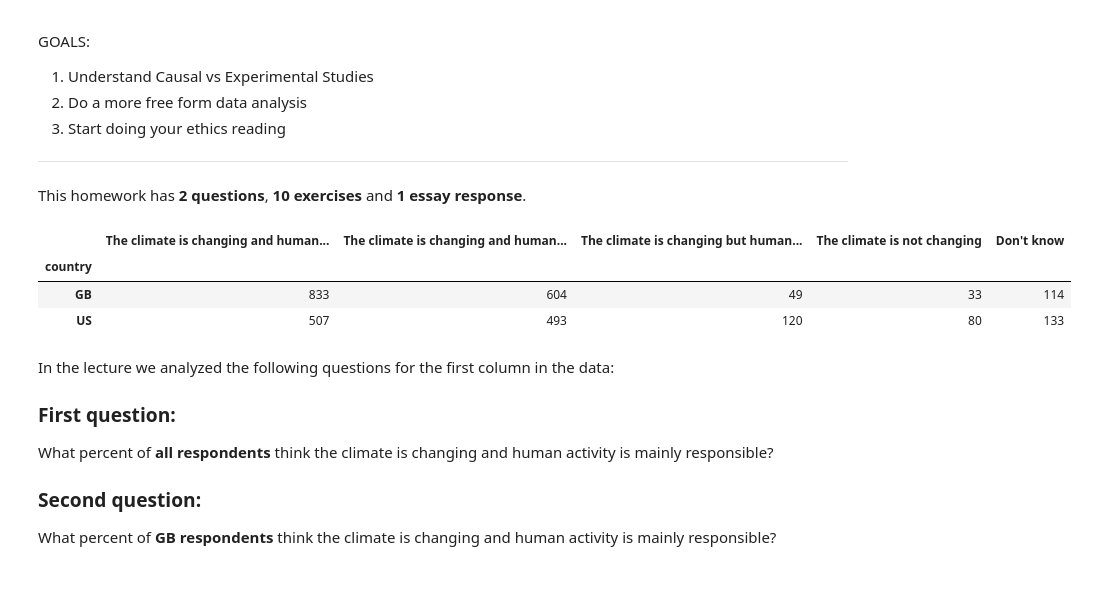
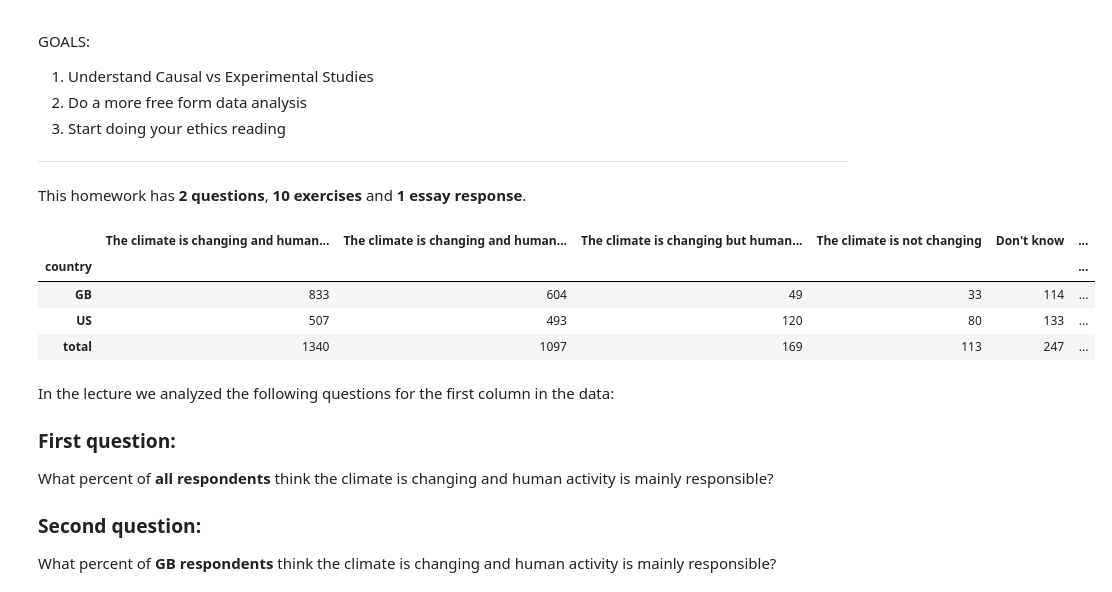
Before and after one commit to DCard2512/DATA101_Diego_Cardenas_Code, a Jupyter notebook: Day11/Day11-HW.ipynb, the cells around one changed output. Drawn from its saved outputs; the diff is of its cells as text; code cells hidden in the pictures.

```diff
--- a/Day11/Day11-HW.ipynb
+++ b/Day11/Day11-HW.ipynb
@@ -37,12 +37,15 @@ warnings.simplefilter(action='ignore', category=FutureWarning)
 # %%
 file_name = 'data/yougov-climate.csv'
 DF = pd.read_csv(file_name,index_col=0)
+DF.loc['total'] = DF.sum(axis=0)
+DF['total'] = DF.sum(axis=1)
 DF
 # %% [output]
-|  | The climate is changing and human... | The climate is changing and human... | The climate is changing but human... | The climate is not changing | Don't know |
-| country |  |  |  |  |  |
-| GB | 833 | 604 | 49 | 33 | 114 |
-| US | 507 | 493 | 120 | 80 | 133 |
+|  | The climate is changing and human... | The climate is changing and human... | The climate is changing but human... | The climate is not changing | Don't know | ... |
+| country |  |  |  |  |  | ... |
+| GB | 833 | 604 | 49 | 33 | 114 | ... |
+| US | 507 | 493 | 120 | 80 | 133 | ... |
+| total | 1340 | 1097 | 169 | 113 | 247 | ... |
 # %% [markdown]
 In the lecture we analyzed the following questions for the first column in the data:
 
```
Also changed, not shown: parts of 29 cells of this notebook, 17 other files.
